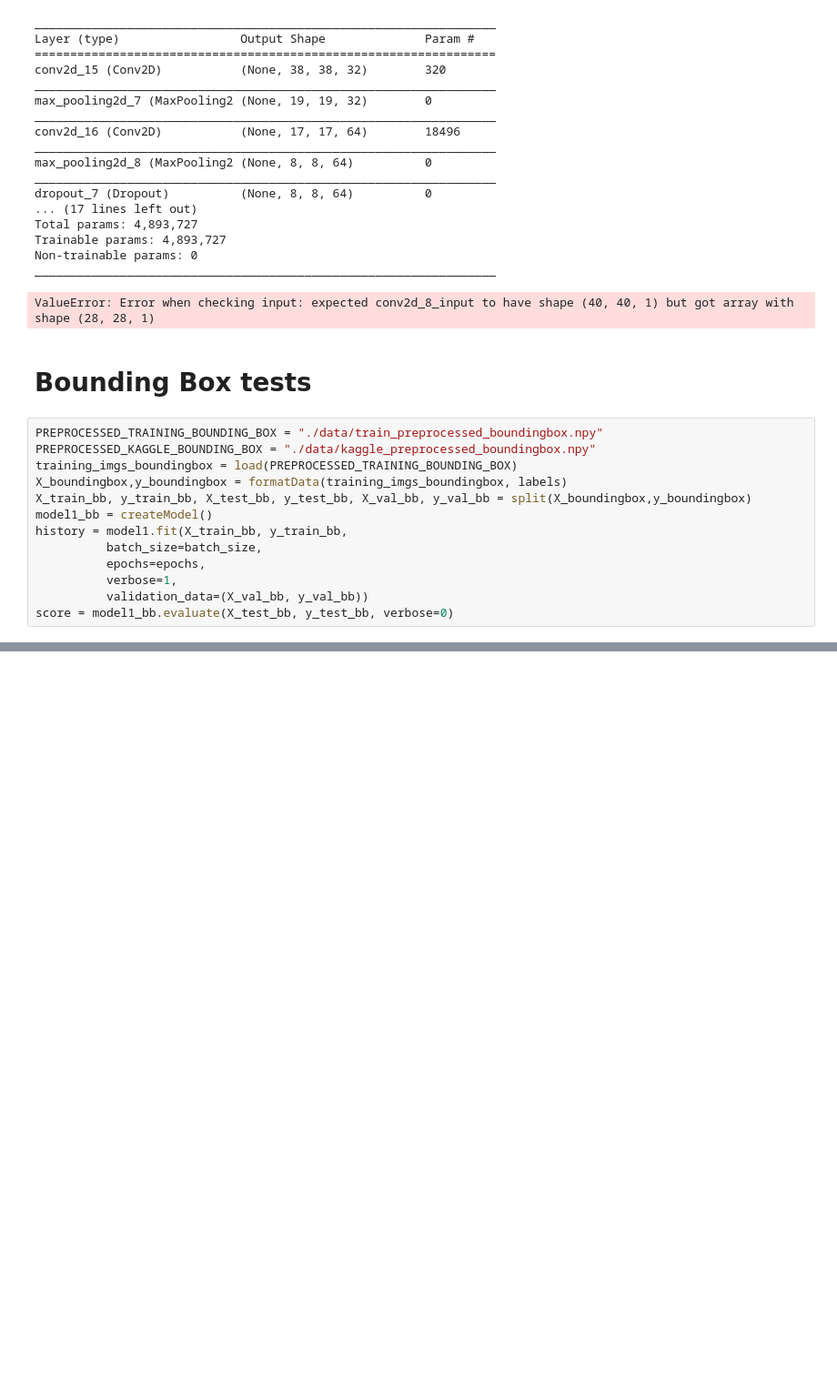
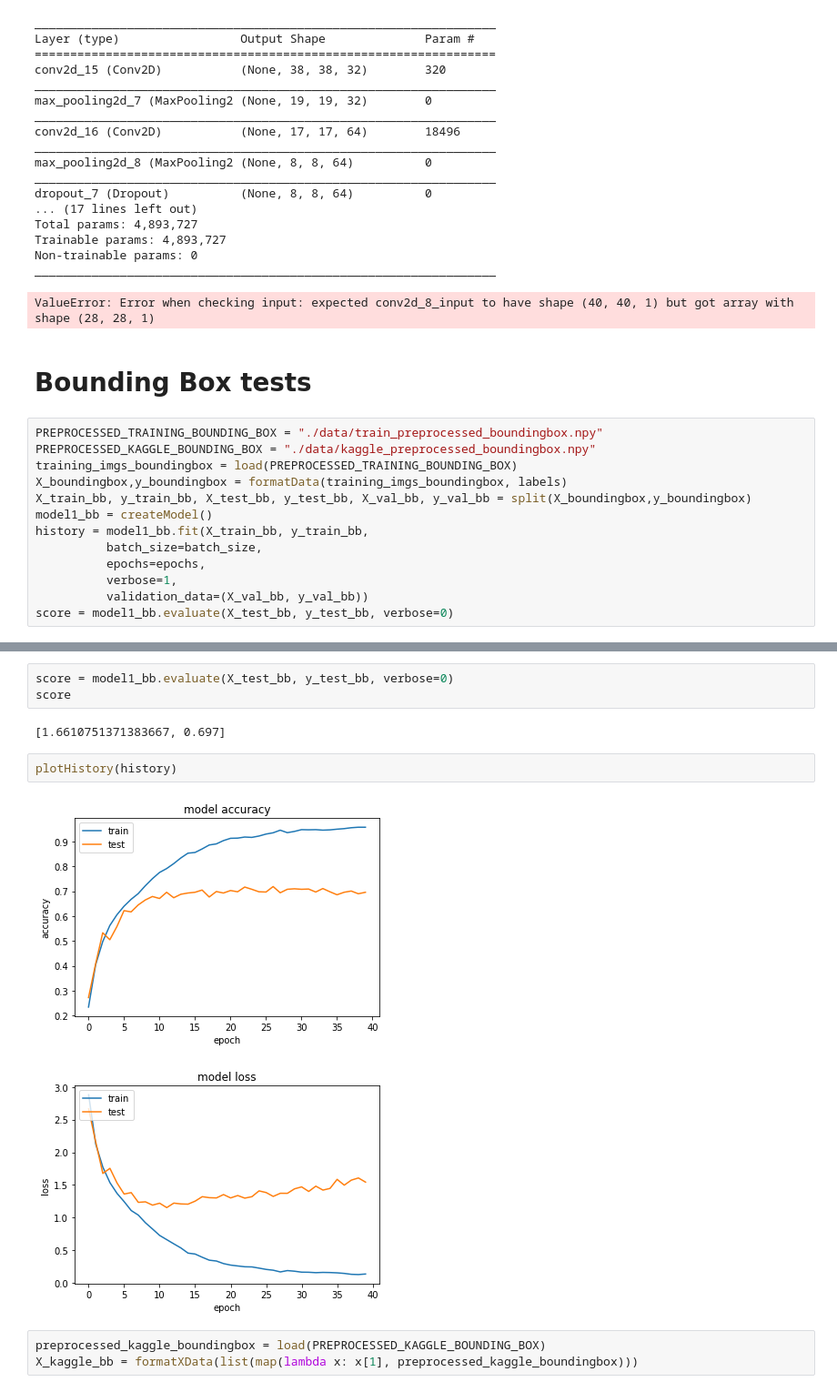
Before and after one commit to pierreTklein/robust2notation, a Jupyter notebook: CNN.ipynb, the cells around one changed output, grey strips where cells are left out. Shown at 91% size. Saved outputs shown, nothing was run; the diff lists cells and outputs as text; blank space fills up the shorter version.

```diff
--- a/CNN.ipynb
+++ b/CNN.ipynb
@@ -691,7 +702,7 @@ training_imgs_boundingbox = load(PREPROCESSED_TRAINING_BOUNDING_BOX)
 X_boundingbox,y_boundingbox = formatData(training_imgs_boundingbox, labels)
 X_train_bb, y_train_bb, X_test_bb, y_test_bb, X_val_bb, y_val_bb = split(X_boundingbox,y_boundingbox)
 model1_bb = createModel()
-history = model1.fit(X_train_bb, y_train_bb,
+history = model1_bb.fit(X_train_bb, y_train_bb,
           batch_size=batch_size,
           epochs=epochs,
           verbose=1,
@@ -717,0 +729,13 @@ Epoch 14/40
+# %%
+score = model1_bb.evaluate(X_test_bb, y_test_bb, verbose=0)
+score
+# %% [output]
+[1.6610751371383667, 0.697]
+# %%
+plotHistory(history)
+# %% [output]
+[figure, added]
+[figure, added]
+# %%
+preprocessed_kaggle_boundingbox = load(PREPROCESSED_KAGGLE_BOUNDING_BOX)
+X_kaggle_bb = formatXData(list(map(lambda x: x[1], preprocessed_kaggle_boundingbox)))
```
Also changed, not shown: parts of 18 cells of this notebook, 1 other file.
